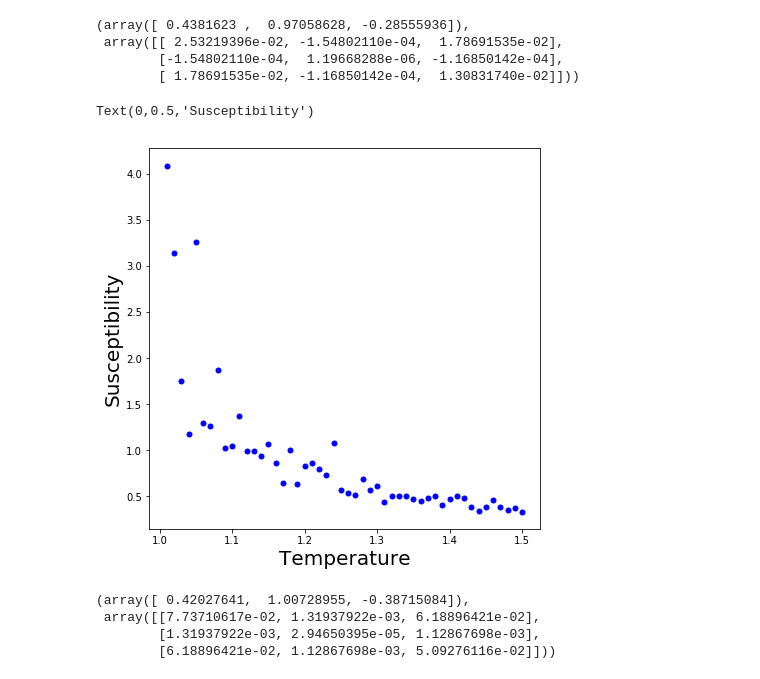
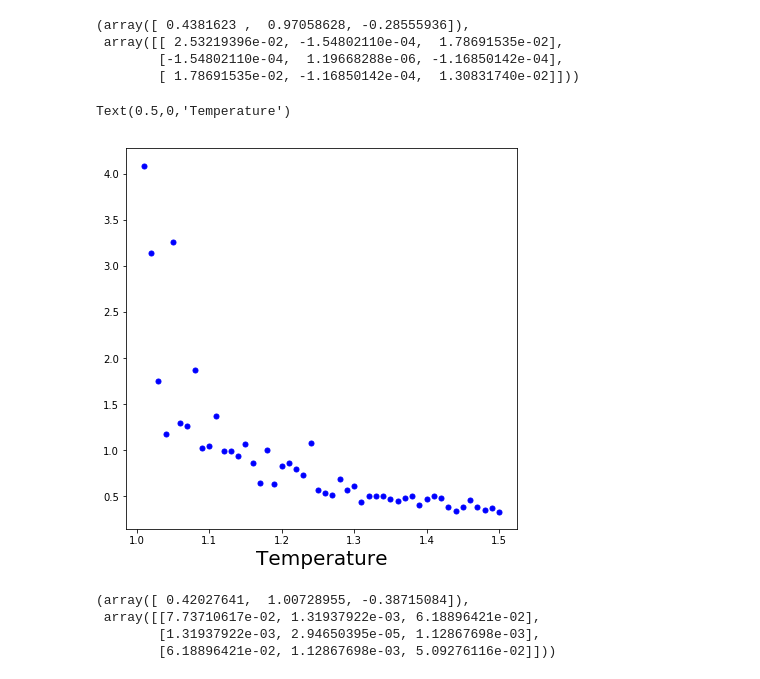
Before and after one commit to kaitshin/PHYSICS113-final-project, a Jupyter notebook: Potts Crit.ipynb, the cells around one changed output. Drawn from its saved outputs; the diff is of its cells as text; code cells hidden in the pictures.

```diff
--- a/Potts Crit.ipynb
+++ b/Potts Crit.ipynb
@@ -219,11 +226,10 @@ scipy.optimize.curve_fit(power, temps[38:48], spec_heatv1[38:48], p0 = [1, 1, 0.
 # %%
 plt.figure(figsize=(7,7))
 plt.plot(temps[51:], spec_heatv1[51:], 'bo', markersize = 5)
 plt.xlabel("Temperature", fontsize=20)
-plt.ylabel("Susceptibility", fontsize=20)
 # %% [output]
-Text(0,0.5,'Susceptibility')
+Text(0.5,0,'Temperature')
-[figure, old version]
+[figure, new version]
 # %%
 scipy.optimize.curve_fit(powerpos, temps[51:61], spec_heatv1[51:61], p0 = [1, 1, 0.35], sigma = sh_errors[51:61], maxfev=10000)
 # %% [output]
```
Also changed, not shown: parts of 12 cells of this notebook, 1 other file.
